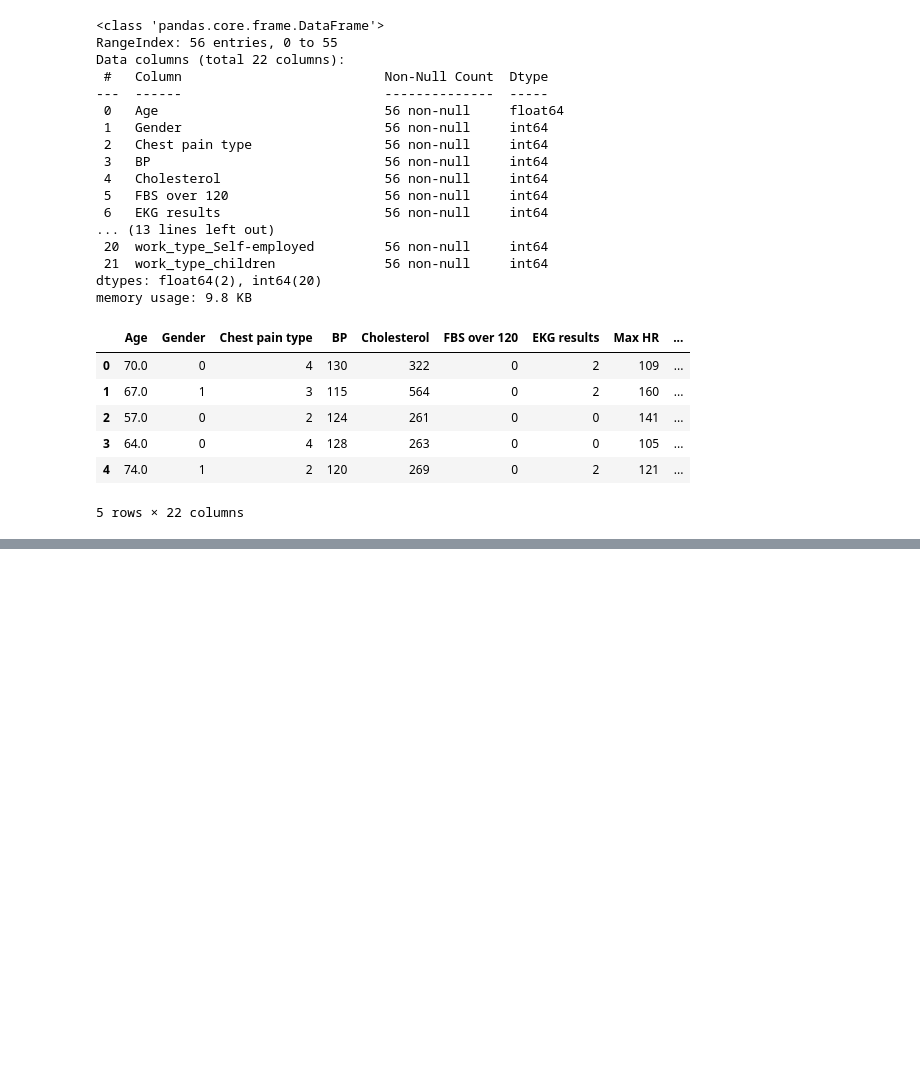
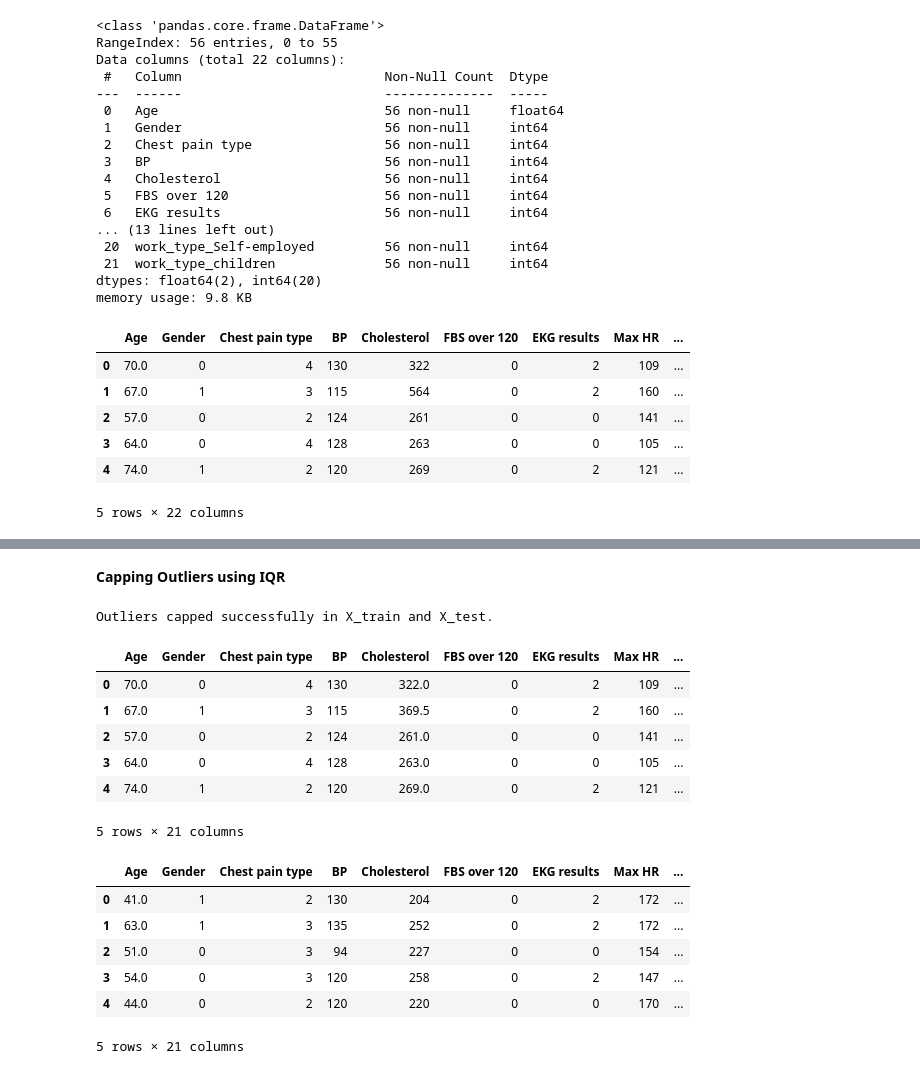
Before and after one commit to MohammedNaser28/heart-disease-prediction, a Jupyter notebook: Heart_disease.ipynb, the cells around one changed output, grey strips where cells are left out. Drawn from its saved outputs; the diff is of its cells as text; code cells hidden in the pictures; blank space fills up the shorter version.

```diff
--- a/Heart_disease.ipynb
+++ b/Heart_disease.ipynb
@@ -290,0 +362,37 @@ df.head()
+# %% [markdown]
+**Capping Outliers using IQR**
+# %%
+for col in numerical_cols:
+    Q1 = X_train[col].quantile(0.25)
+    Q3 = X_train[col].quantile(0.75)
+    IQR = Q3 - Q1
+
+    lower_bound = Q1 - 1.5 * IQR
+    upper_bound = Q3 + 1.5 * IQR
+
+    # Cap outliers in X_train
+    X_train[col] = X_train[col].clip(lower=lower_bound, upper=upper_bound)
+
+    # Cap outliers in X_test using bounds from X_train
+    X_test[col] = X_test[col].clip(lower=lower_bound, upper=upper_bound)
+
+print("Outliers capped successfully in X_train and X_test.")
+
+display(X_train.head())
+display(X_test.head())
+# %% [output]
+Outliers capped successfully in X_train and X_test.
+|  | Age | Gender | Chest pain type | BP | Cholesterol | FBS over 120 | EKG results | Max HR | ... |
+| 0 | 70.0 | 0 | 4 | 130 | 322.0 | 0 | 2 | 109 | ... |
+| 1 | 67.0 | 1 | 3 | 115 | 369.5 | 0 | 2 | 160 | ... |
+| 2 | 57.0 | 0 | 2 | 124 | 261.0 | 0 | 0 | 141 | ... |
+| 3 | 64.0 | 0 | 4 | 128 | 263.0 | 0 | 0 | 105 | ... |
+| 4 | 74.0 | 1 | 2 | 120 | 269.0 | 0 | 2 | 121 | ... |
+5 rows × 21 columns
+|  | Age | Gender | Chest pain type | BP | Cholesterol | FBS over 120 | EKG results | Max HR | ... |
+| 0 | 41.0 | 1 | 2 | 130 | 204 | 0 | 2 | 172 | ... |
+| 1 | 63.0 | 1 | 3 | 135 | 252 | 0 | 2 | 172 | ... |
+| 2 | 51.0 | 0 | 3 | 94 | 227 | 0 | 0 | 154 | ... |
+| 3 | 54.0 | 0 | 3 | 120 | 258 | 0 | 2 | 147 | ... |
+| 4 | 44.0 | 0 | 2 | 120 | 220 | 0 | 0 | 170 | ... |
+5 rows × 21 columns
```
Also changed, not shown: parts of 15 cells of this notebook, 1 other file.
